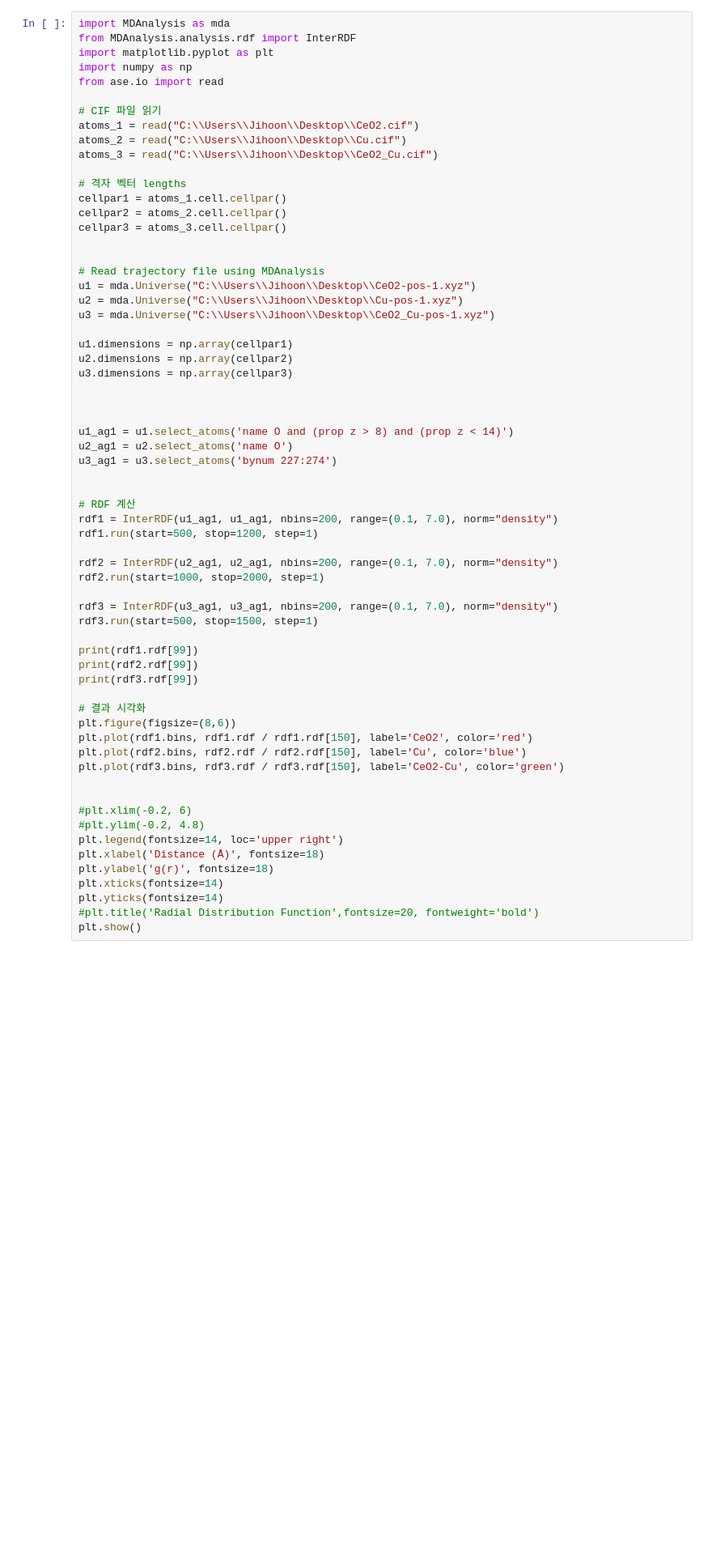
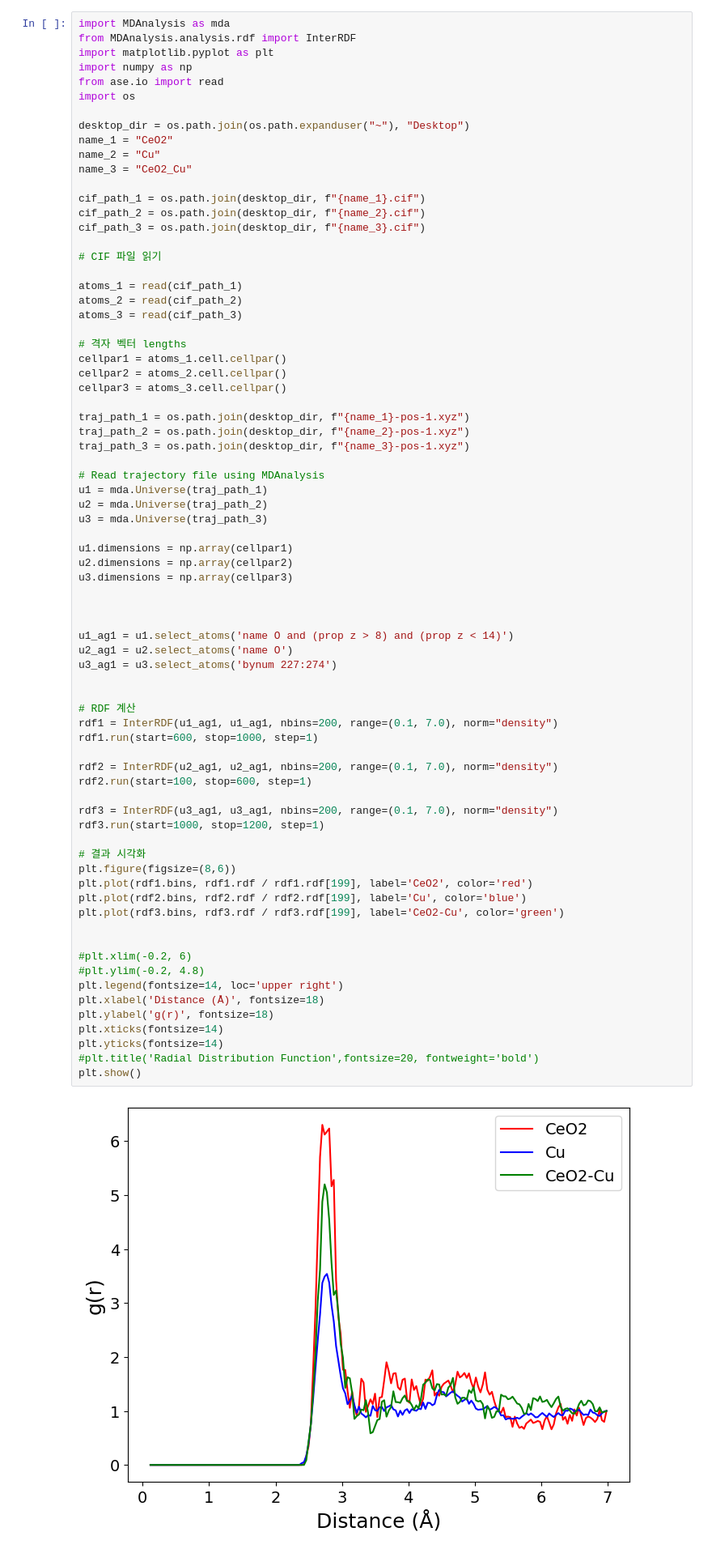
Before and after one commit to JihoonSon94/MD_Analysis, a Jupyter notebook: MD.ipynb, the cells around one changed output. Shown at 81% size. Cells and saved outputs as stored; diff of their text form; blank space fills up the shorter version.

```diff
--- a/MD.ipynb
+++ b/MD.ipynb
@@ -249,64 +192,76 @@ from MDAnalysis.analysis.rdf import InterRDF
 import matplotlib.pyplot as plt
 import numpy as np
 from ase.io import read
+import os
+
+desktop_dir = os.path.join(os.path.expanduser("~"), "Desktop")
+name_1 = "CeO2"
+name_2 = "Cu"
+name_3 = "CeO2_Cu"
+
+cif_path_1 = os.path.join(desktop_dir, f"{name_1}.cif")
+cif_path_2 = os.path.join(desktop_dir, f"{name_2}.cif")
+cif_path_3 = os.path.join(desktop_dir, f"{name_3}.cif")
 
 # CIF 파일 읽기
-atoms_1 = read("C:\\Users\\Jihoon\\Desktop\\CeO2.cif")
-atoms_2 = read("C:\\Users\\Jihoon\\Desktop\\Cu.cif")
-atoms_3 = read("C:\\Users\\Jihoon\\Desktop\\CeO2_Cu.cif")
+
+atoms_1 = read(cif_path_1)
+atoms_2 = read(cif_path_2)
+atoms_3 = read(cif_path_3)
 
 # 격자 벡터 lengths
 cellpar1 = atoms_1.cell.cellpar()
 cellpar2 = atoms_2.cell.cellpar()
 cellpar3 = atoms_3.cell.cellpar()
 
+traj_path_1 = os.path.join(desktop_dir, f"{name_1}-pos-1.xyz")
+traj_path_2 = os.path.join(desktop_dir, f"{name_2}-pos-1.xyz")
+traj_path_3 = os.path.join(desktop_dir, f"{name_3}-pos-1.xyz")
 
 # Read trajectory file using MDAnalysis
-u1 = mda.Universe("C:\\Users\\Jihoon\\Desktop\\CeO2-pos-1.xyz")
-u2 = mda.Universe("C:\\Users\\Jihoon\\Desktop\\Cu-pos-1.xyz")
-u3 = mda.Universe("C:\\Users\\Jihoon\\Desktop\\CeO2_Cu-pos-1.xyz")
+u1 = mda.Universe(traj_path_1)
+u2 = mda.Universe(traj_path_2)
+u3 = mda.Universe(traj_path_3)
 
 u1.dimensions = np.array(cellpar1)
 u2.dimensions = np.array(cellpar2)
 u3.dimensions = np.array(cellpar3)
 
 
 
 u1_ag1 = u1.select_atoms('name O and (prop z > 8) and (prop z < 14)')
 u2_ag1 = u2.select_atoms('name O')
 u3_ag1 = u3.select_atoms('bynum 227:274')
 
 
 # RDF 계산
 rdf1 = InterRDF(u1_ag1, u1_ag1, nbins=200, range=(0.1, 7.0), norm="density")
-rdf1.run(start=500, stop=1200, step=1)
+rdf1.run(start=600, stop=1000, step=1)
 
 rdf2 = InterRDF(u2_ag1, u2_ag1, nbins=200, range=(0.1, 7.0), norm="density")
-rdf2.run(start=1000, stop=2000, step=1)
+rdf2.run(start=100, stop=600, step=1)
 
 rdf3 = InterRDF(u3_ag1, u3_ag1, nbins=200, range=(0.1, 7.0), norm="density")
-rdf3.run(start=500, stop=1500, step=1)
-
-print(rdf1.rdf[99])
-print(rdf2.rdf[99])
-print(rdf3.rdf[99])
+rdf3.run(start=1000, stop=1200, step=1)
 
 # 결과 시각화
 plt.figure(figsize=(8,6))
-plt.plot(rdf1.bins, rdf1.rdf / rdf1.rdf[150], label='CeO2', color='red')
-plt.plot(rdf2.bins, rdf2.rdf / rdf2.rdf[150], label='Cu', color='blue')
-plt.plot(rdf3.bins, rdf3.rdf / rdf3.rdf[150], label='CeO2-Cu', color='green')
+plt.plot(rdf1.bins, rdf1.rdf / rdf1.rdf[199], label='CeO2', color='red')
+plt.plot(rdf2.bins, rdf2.rdf / rdf2.rdf[199], label='Cu', color='blue')
+plt.plot(rdf3.bins, rdf3.rdf / rdf3.rdf[199], label='CeO2-Cu', color='green')
 
 
 #plt.xlim(-0.2, 6)
 #plt.ylim(-0.2, 4.8)
 plt.legend(fontsize=14, loc='upper right')
 plt.xlabel('Distance (Å)', fontsize=18)
 plt.ylabel('g(r)', fontsize=18)
 plt.xticks(fontsize=14)
 plt.yticks(fontsize=14)
 #plt.title('Radial Distribution Function',fontsize=20, fontweight='bold')
 plt.show()
+# %% [output]
+[figure, added]
 # %%
 import MDAnalysis as mda
 from MDAnalysis.analysis.rdf import InterRDF
```
Also changed, not shown: parts of 11 cells of this notebook.
